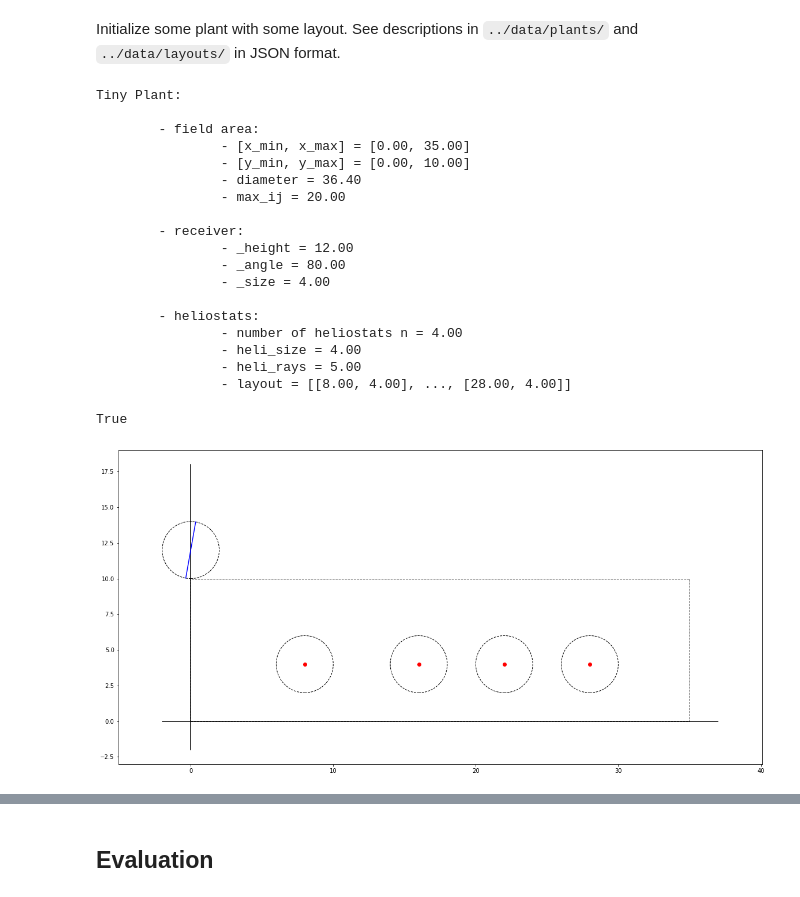
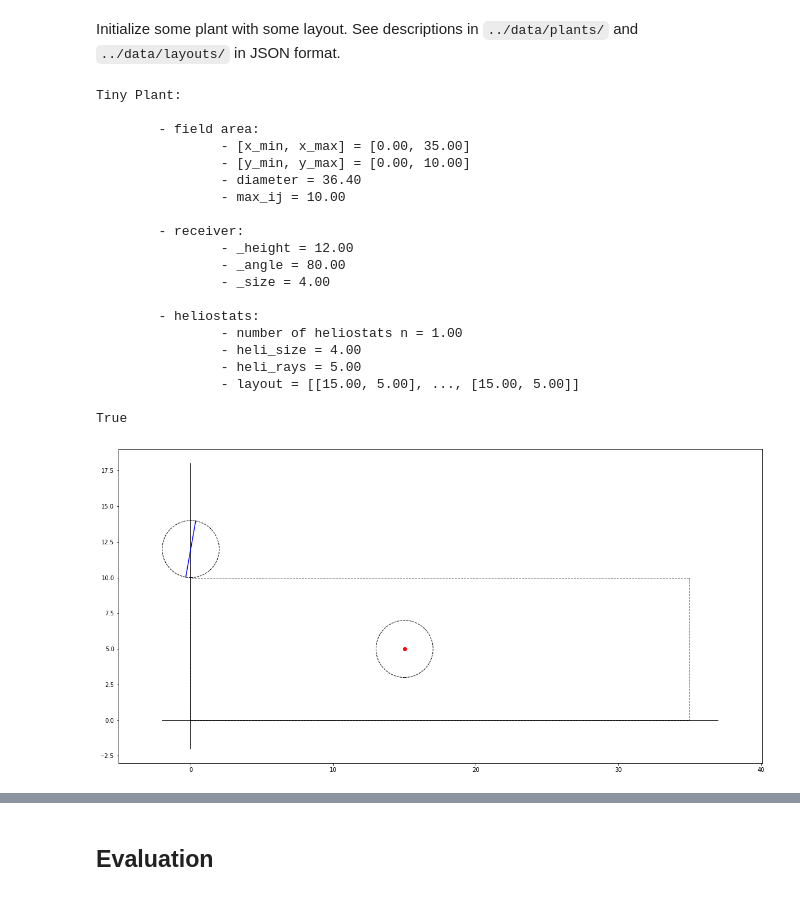
Before and after one commit to markolalovic/math-mods-camp, a Jupyter notebook: notebooks/Toy-Model.ipynb, the cells around one changed output, grey strips where cells are left out. Saved outputs shown, nothing was run; the diff lists cells and outputs as text; code cells hidden in the pictures.

```diff
--- a/notebooks/Toy-Model.ipynb
+++ b/notebooks/Toy-Model.ipynb
@@ -30,37 +30,31 @@ sun.draw()
 ## Plant and Layout Descriptions
 # %% [markdown]
 Initialize some plant with some layout. See descriptions in `../data/plants/` and `../data/layouts/` in JSON format.
-# %%
-tiny_plant = utils.load("../data/plants/tiny-plant.json")
-tiny_layout = utils.load("../data/layouts/tiny-layout.json")['tiny-layout']
-
-plant = Plant(tiny_plant, tiny_layout)
-print(plant)
-# %% [output]
-Tiny Plant:
-
-        - field area:
-                - [x_min, x_max] = [0.00, 35.00]
-                - [y_min, y_max] = [0.00, 10.00]
-                - diameter = 36.40
-                - max_ij = 20.00
-
-        - receiver:
-                - _height = 12.00
-                - _angle = 80.00
-                - _size = 4.00
-
-        - heliostats:
-                - number of heliostats n = 4.00
-                - heli_size = 4.00
-                - heli_rays = 5.00
-                - layout = [[8.00, 4.00], ..., [28.00, 4.00]]
-# %%
-plant.valid_layout
-# %% [output]
-True
-# %%
-plant.draw()
-# %% [output]
-[figure, removed]
+# %%
+plant = Plant([[15, 5]])
+print(plant)
+print(plant.valid_layout)
+plant.draw()
+# %% [output]
+Tiny Plant:
+
+        - field area:
+                - [x_min, x_max] = [0.00, 35.00]
+                - [y_min, y_max] = [0.00, 10.00]
+                - diameter = 36.40
+                - max_ij = 10.00
+
+        - receiver:
+                - _height = 12.00
+                - _angle = 80.00
+                - _size = 4.00
+
+        - heliostats:
+                - number of heliostats n = 1.00
+                - heli_size = 4.00
+                - heli_rays = 5.00
+                - layout = [[15.00, 5.00], ..., [15.00, 5.00]]
+
+True
+[figure, added]
 # %%
```
Also changed, not shown: parts of 5 cells of this notebook, 23 other files.
